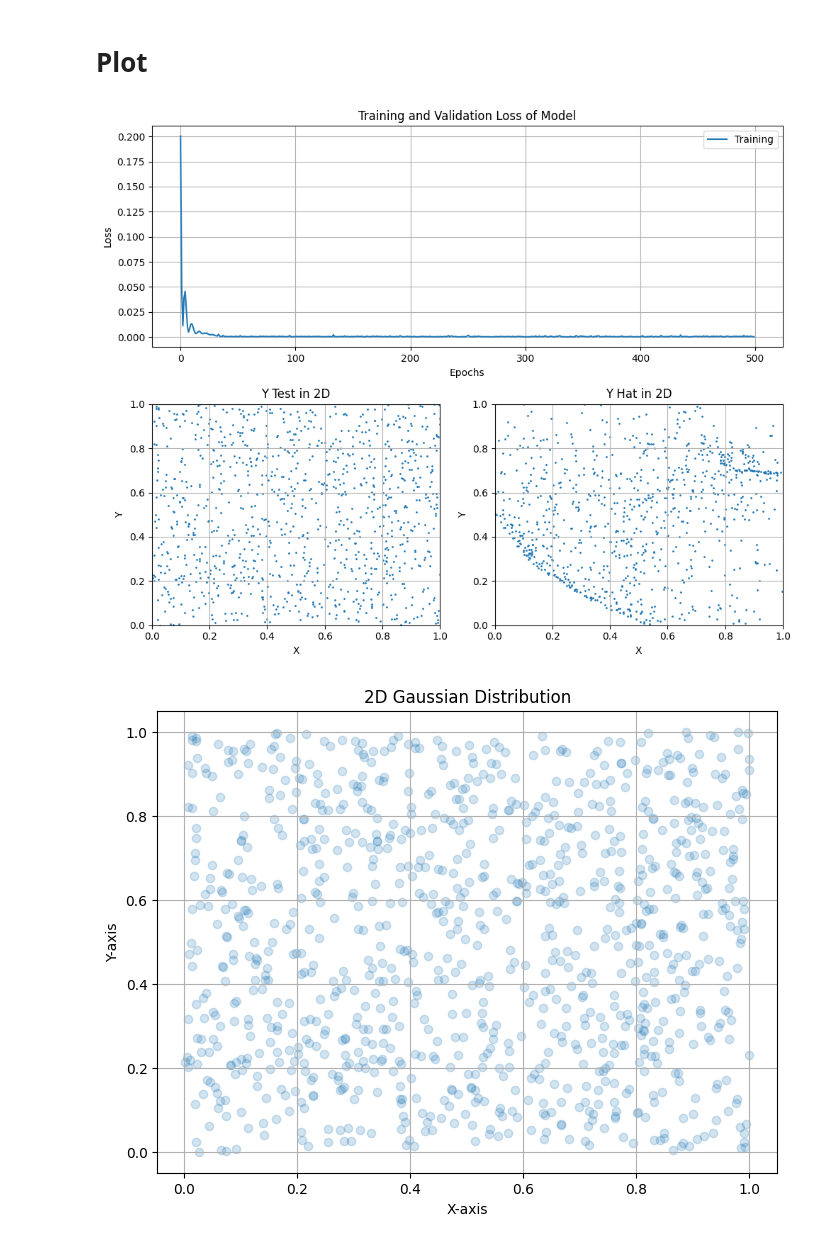
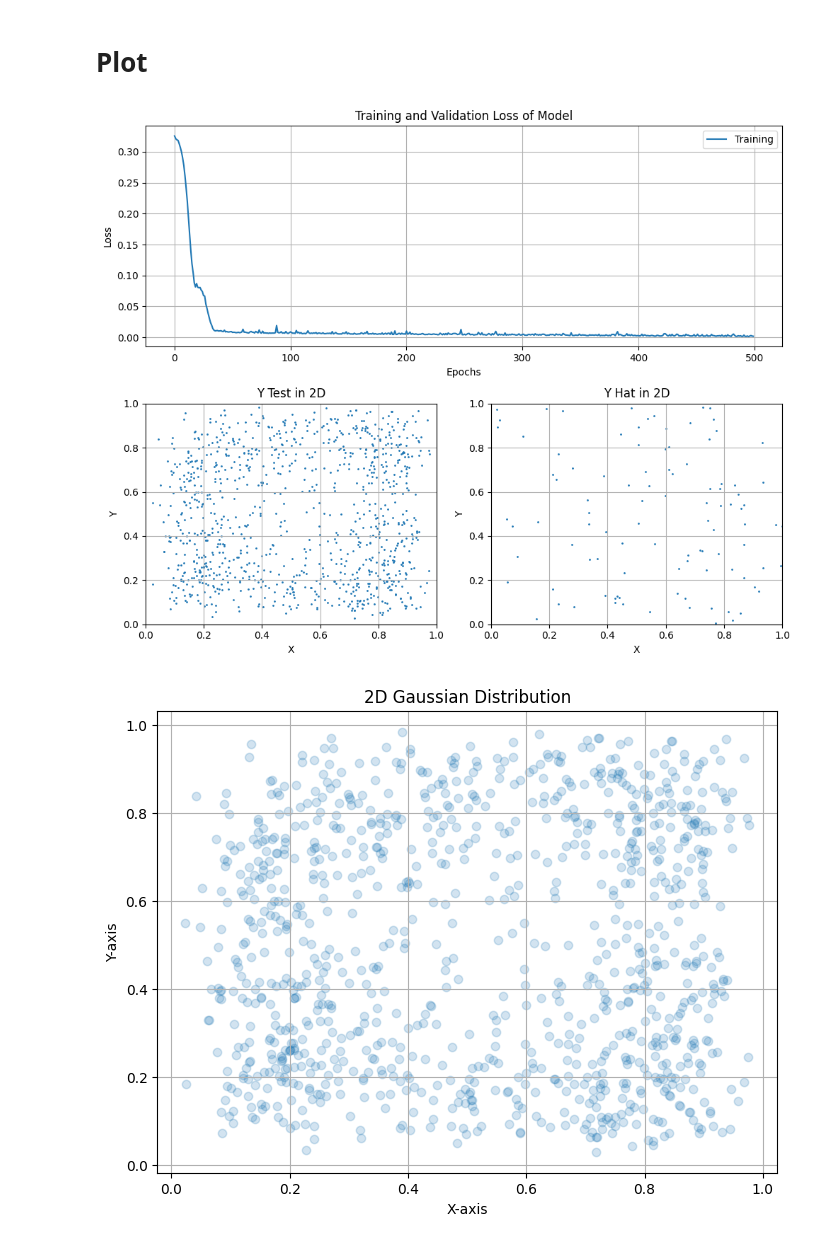
Before and after one commit to felixzhao/AIML425-ASSN-2, a Jupyter notebook: AIML425_Assn_2_Q4_1e-04.ipynb, the cells around one changed output. Drawn from its saved outputs; the diff is of its cells as text; code cells hidden in the pictures.

```diff
--- a/AIML425_Assn_2_Q4_1e-04.ipynb
+++ b/AIML425_Assn_2_Q4_1e-04.ipynb
@@ -239,7 +239,7 @@ plt.show()
 # %% [markdown]
 # Train f2
 # %%
-Y_f2 = pred
+Y_f2 = f1_y_pred
 f2_dataset = TensorDataset(Y_f2, Z)
 # %%
 class F2FullyConnected(nn.Module):
@@ -359,17 +359,17 @@ ax3 = plt.subplot(gs[1, 1])
 
 # Plot on the defined axes
 plot_loss(loss_history, ax1)
-plot_y(Y, ax2)
+plot_y(Y_f2, ax2)
 ax2.set_title("Y Test in 2D")
-plot_y(y_pred, ax3)
+plot_y(Z_pred, ax3)
 ax3.set_title("Y Hat in 2D")
 
 plt.tight_layout()
 plt.show()
 # %% [output]
-[figure, old version]
+[figure, new version]
 # %%
-plot(Y)
+plot(Y_f2)
 # %% [output]
-[figure, old version]
+[figure, new version]
 # %%
```
Also changed, not shown: parts of 11 cells of this notebook.
